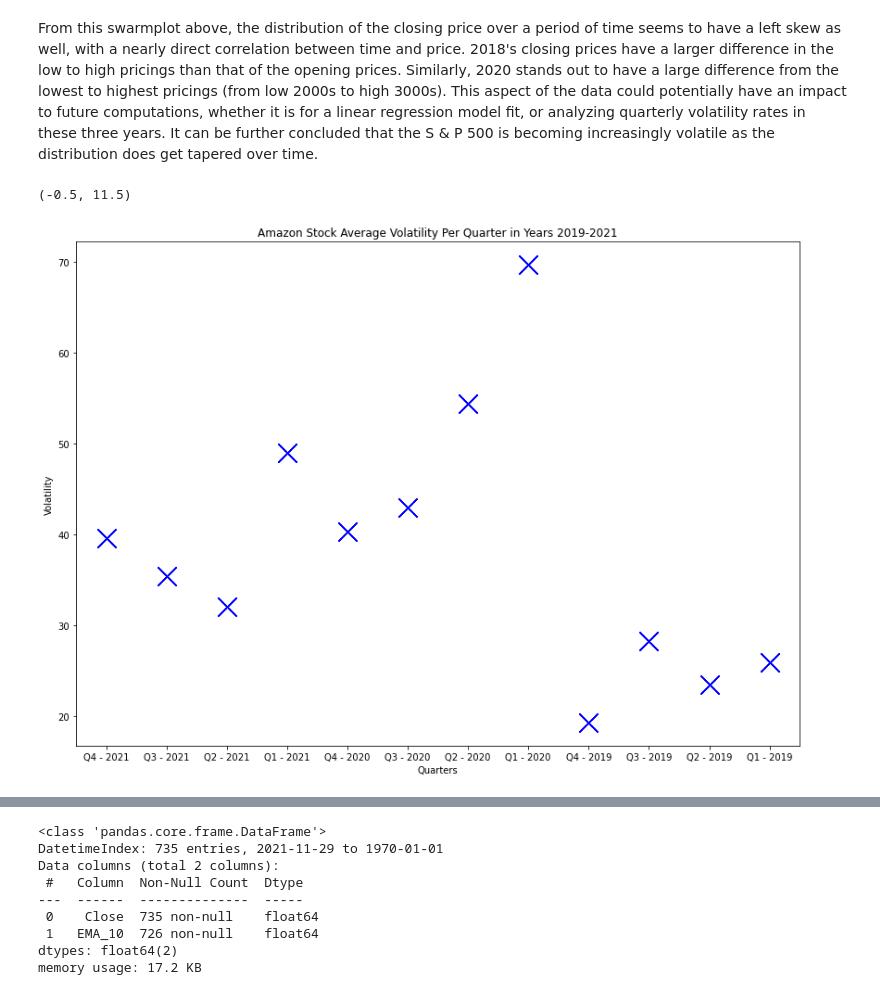
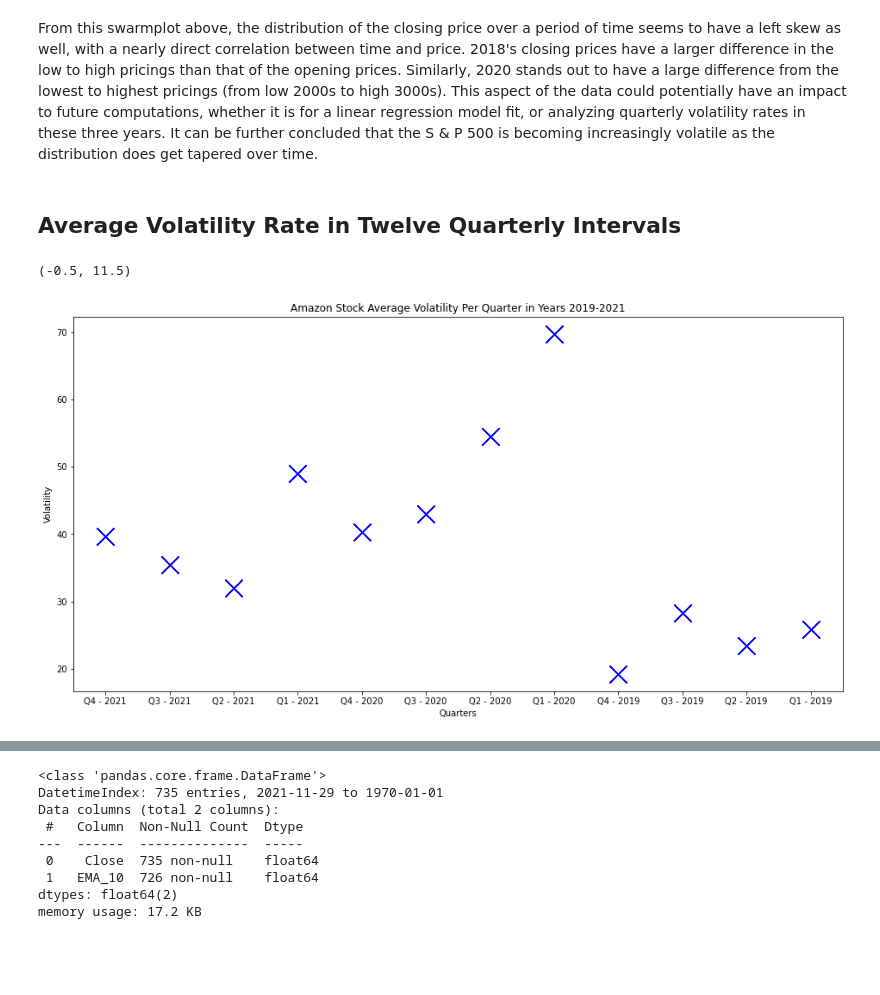
Before and after one commit to Snail2037/CMSC320-Final-Project, a Jupyter notebook: S&P500.ipynb, the cells around one changed output, grey strips where cells are left out. Cells and saved outputs as stored; diff of their text form; code cells hidden in the pictures; blank space fills up the shorter version.

```diff
--- a/S&P500.ipynb
+++ b/S&P500.ipynb
@@ -302,22 +318,23 @@ plt.xlim(0.5,3.5)
 [figure]
 # %% [markdown]
 From this swarmplot above, the distribution of the closing price over a period of time seems to have a left skew as well, with a nearly direct correlation between time and price. 2018's closing prices have a larger difference in the low to high pricings than that of the opening prices. Similarly, 2020 stands out to have a large difference from the lowest to highest pricings (from low 2000s to high 3000s). This aspect of the data could potentially have an impact to future computations, whether it is for a linear regression model fit, or analyzing quarterly volatility rates in these three years. It can be further concluded that the S & P 500 is becoming increasingly volatile as the distribution does get tapered over time.
+# %% [markdown]
+## Average Volatility Rate in Twelve Quarterly Intervals
 # %%
 # Change default figure size to display larger figures
-plt.rcParams["figure.figsize"] = (14,10)
 wsj_data.sort_values("Quarter_Section")
 # Determines the Stock Volatility for each Quarter in Years 2019-2021
 df1 = wsj_data.query('Year == "2019" or Year == "2020" or Year == "2021"')
 
 for x in df1['Quarter_Section']:
     # Calculate Average Volatility per Quarter
     y = (df1.loc[wsj_data['Quarter_Section'] == x, 'Volatile_Rate'].mean())
     plt.plot(x,y, 'xb-', markersize = 20)
 
 plt.title("Amazon Stock Average Volatility Per Quarter in Years 2019-2021")
 plt.xlabel("Quarters")
 plt.ylabel("Volatility")
 plt.xlim(-0.5, 11.5)
 # %% [output]
 (-0.5, 11.5)
-[figure, old version]
+[figure, new version]
```
Also changed, not shown: parts of 21 cells of this notebook.
